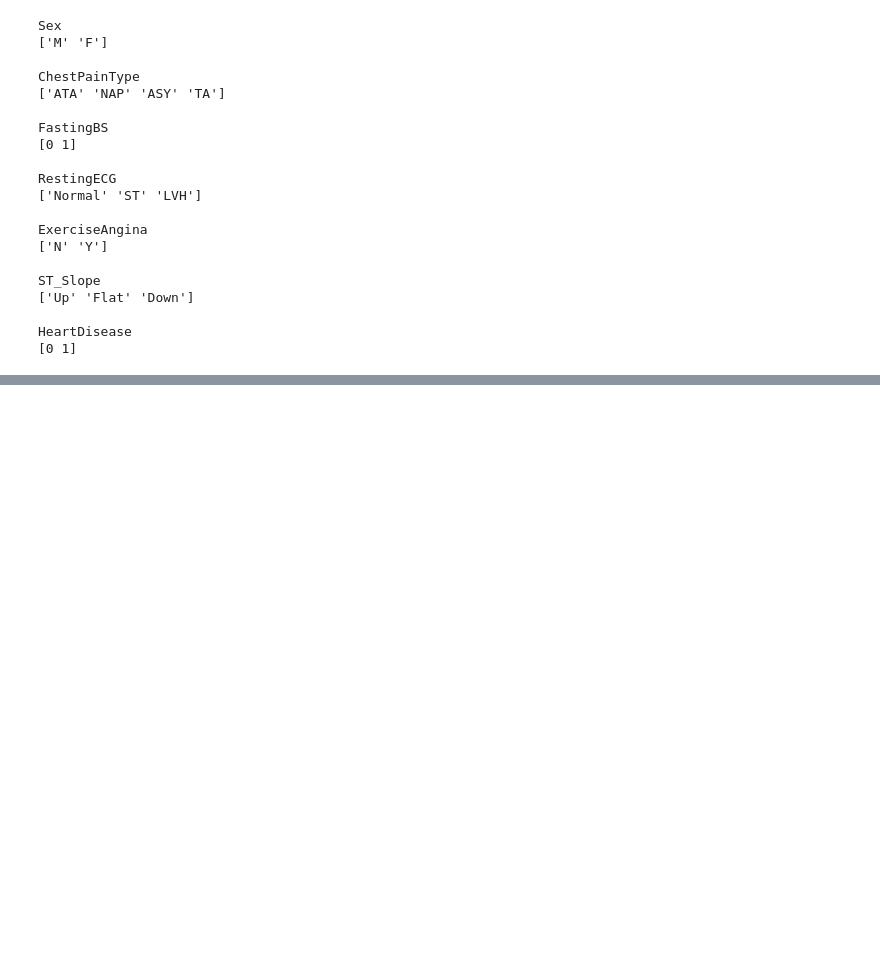
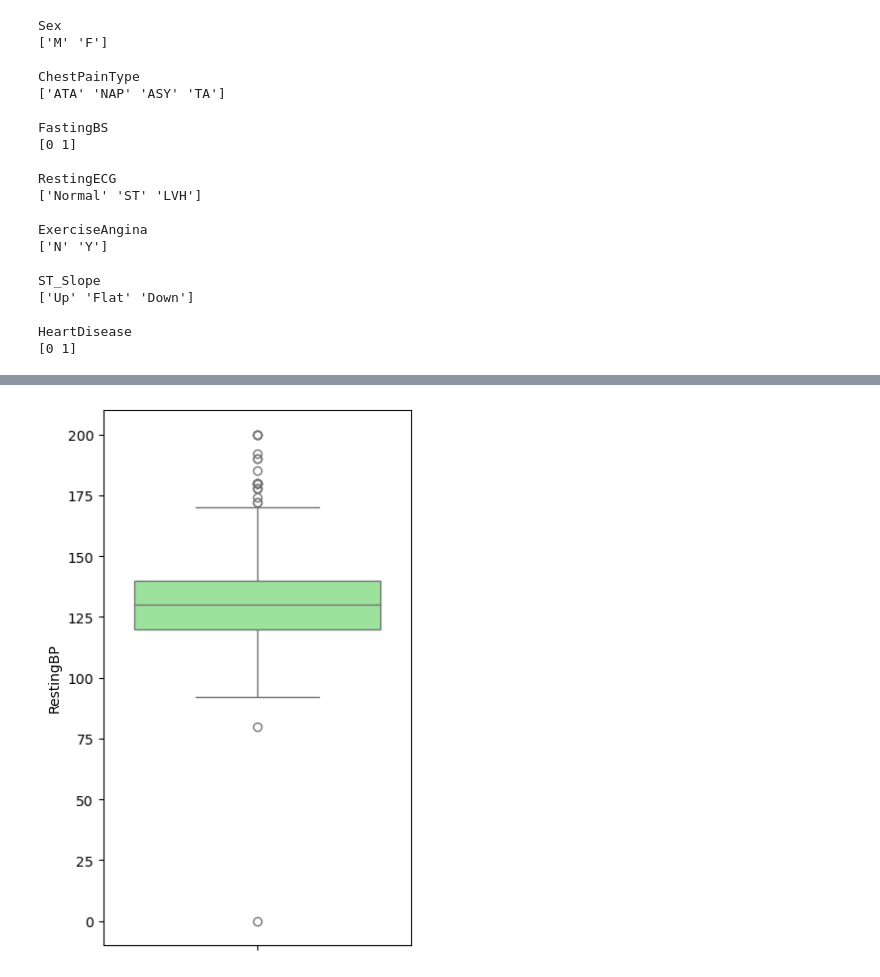
Before and after one commit to nezzzzo/ds-ai-projects, a Jupyter notebook: ML/Classification/Heart Disease/Heart Disease.ipynb, the cells around one changed output, grey strips where cells are left out. Saved outputs shown, nothing was run; the diff lists cells and outputs as text; code cells hidden in the pictures; blank space fills up the shorter version.

```diff
--- a/ML/Classification/Heart Disease/Heart Disease.ipynb
+++ b/ML/Classification/Heart Disease/Heart Disease.ipynb
@@ -94,0 +102,6 @@ HeartDisease
+# %%
+plt.figure(figsize=(4, 7))
+sns.boxplot(data=df["RestingBP"], color="lightgreen")
+plt.show()
+# %% [output]
+[figure, added]
```
Also changed, not shown: parts of 4 cells of this notebook.
